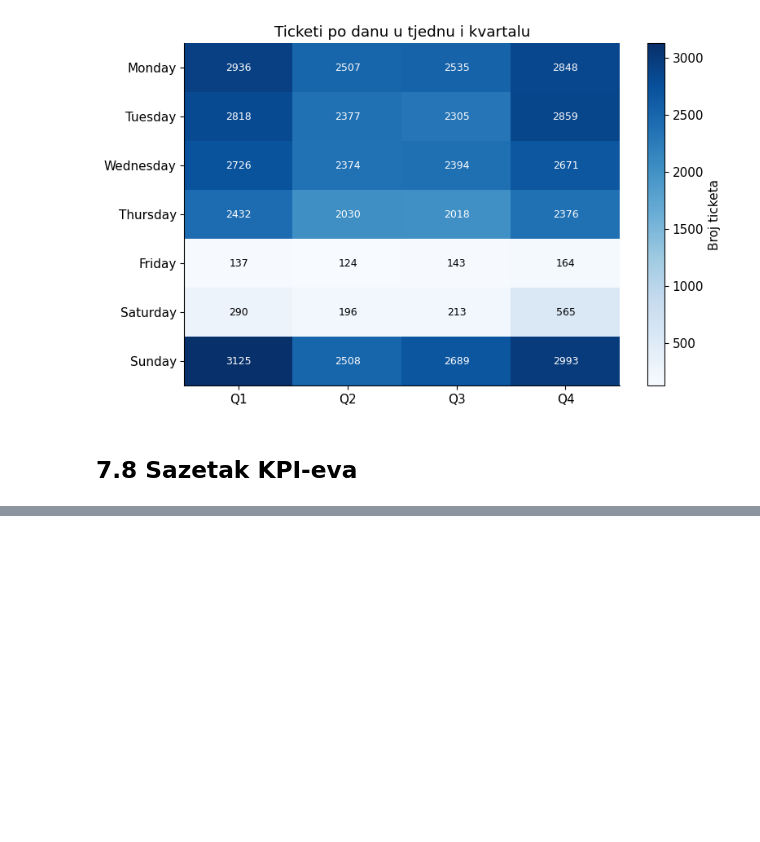
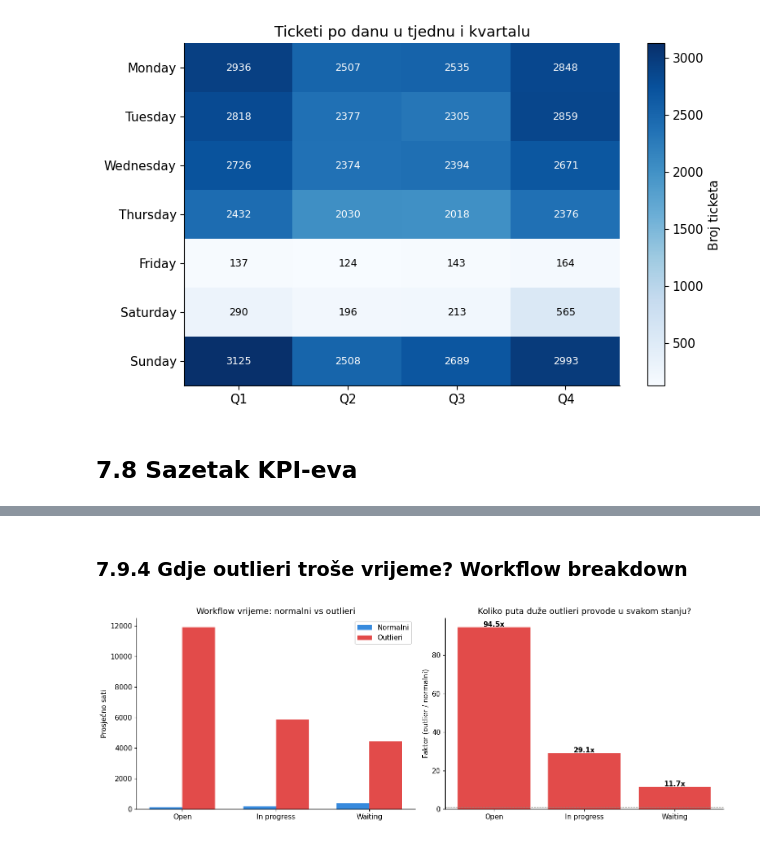
Before and after one commit to igorpavlic/FIPU-SRP, a Jupyter notebook: 7_visualization.ipynb, the cells around one changed output, grey strips where cells are left out. Saved outputs shown, nothing was run; the diff lists cells and outputs as text; code cells hidden in the pictures; blank space fills up the shorter version.

```diff
--- a/7_visualization.ipynb
+++ b/7_visualization.ipynb
@@ -291,0 +440,36 @@ SAZETAK KPI-EVA
+# %% [markdown]
+### 7.9.4 Gdje outlieri troše vrijeme? Workflow breakdown
+# %%
+# Usporedba workflow vremena: outlieri vs normalni
+wf_cols = ['sati_open', 'sati_in_progress', 'sati_waiting']
+wf_labels = ['Open', 'In progress', 'Waiting']
+
+avg_out_wf = [outlieri[c].mean() for c in wf_cols]
+avg_norm_wf = [normalni[c].mean() for c in wf_cols]
+
+fig, (ax1, ax2) = plt.subplots(1, 2, figsize=(14, 5))
+
+x = range(len(wf_labels))
+w = 0.35
+ax1.bar([i - w/2 for i in x], avg_norm_wf, w, label='Normalni', color='#378ADD')
+ax1.bar([i + w/2 for i in x], avg_out_wf, w, label='Outlieri', color='#E24B4A')
+ax1.set_xticks(list(x))
+ax1.set_xticklabels(wf_labels)
+ax1.set_ylabel('Prosječno sati')
+ax1.set_title('Workflow vrijeme: normalni vs outlieri')
+ax1.legend()
+
+# Faktor povećanja
+factors = [o/n if n > 0 else 0 for o, n in zip(avg_out_wf, avg_norm_wf)]
+colors_f = ['#E24B4A' if f > 5 else '#EF9F27' if f > 2 else '#378ADD' for f in factors]
+ax2.bar(wf_labels, factors, color=colors_f)
+ax2.set_ylabel('Faktor (outlier / normalni)')
+ax2.set_title('Koliko puta duže outlieri provode u svakom stanju?')
+ax2.axhline(y=1, color='#888780', linestyle='--', linewidth=0.8)
+for i, f in enumerate(factors):
+    ax2.text(i, f + 0.2, f'{f:.1f}x', ha='center', fontsize=11, fontweight='bold')
+
+plt.tight_layout()
+plt.show()
+# %% [output]
+[figure, added]
```
Also changed, not shown: parts of 12 cells of this notebook, 4 other files.
